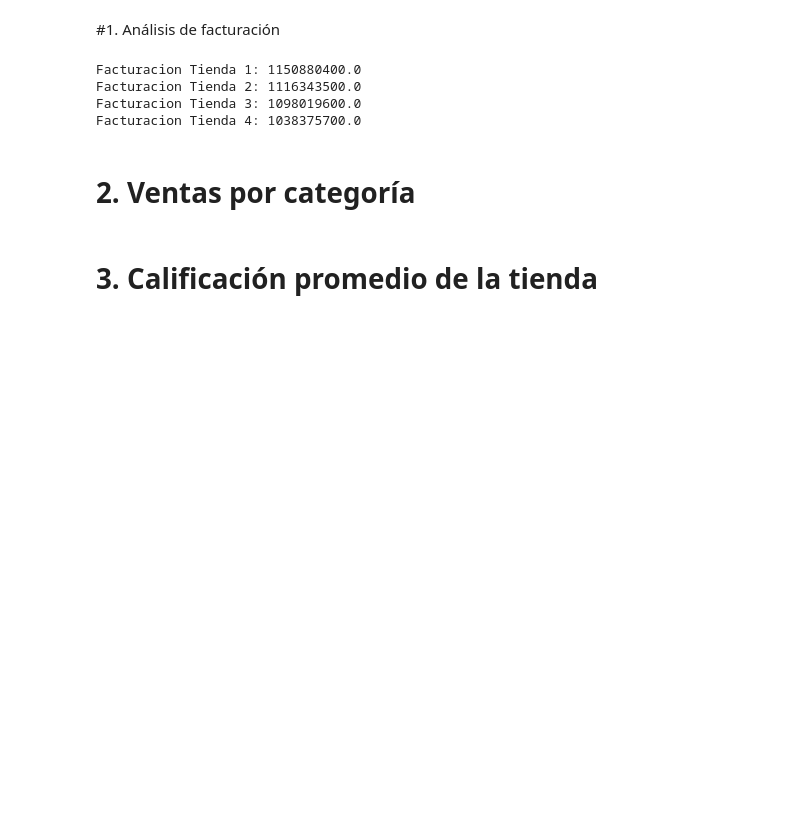
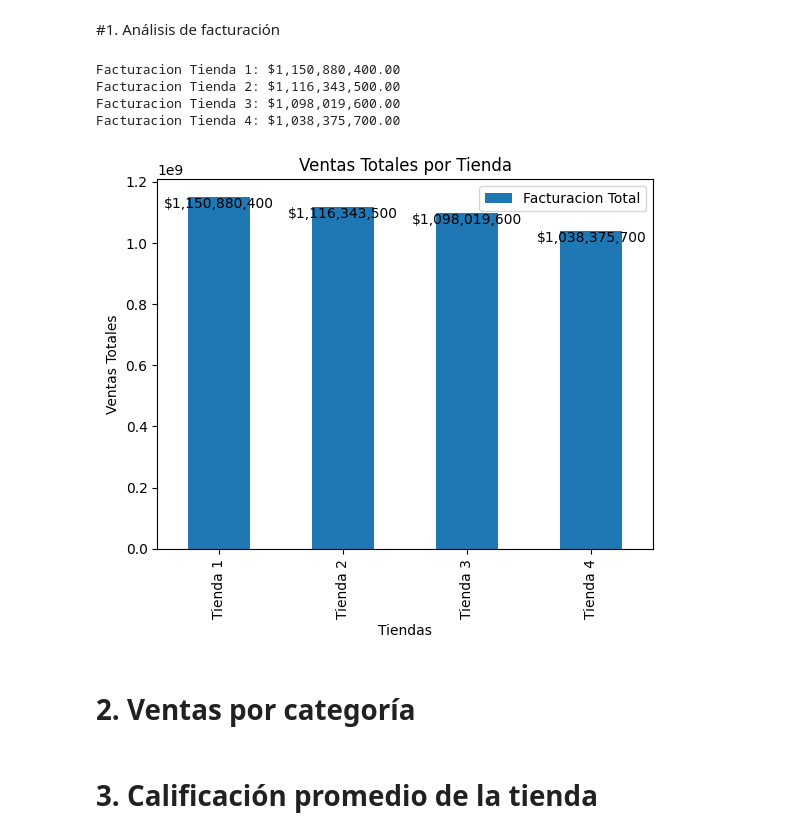
Before and after one commit to wimero72/challenge1-data-science-latam, a Jupyter notebook: Challege1_data_science_latam.ipynb, the cells around one changed output. Drawn from its saved outputs; the diff is of its cells as text; code cells hidden in the pictures; blank space fills up the shorter version.

Commit message:
Creación del grafico

```diff
--- a/Challege1_data_science_latam.ipynb
+++ b/Challege1_data_science_latam.ipynb
@@ -115,21 +118,38 @@ Número de columnas: 12
 # %% [markdown]
 #1. Análisis de facturación
 # %%
-ventas_tienda1 = tienda1["Precio"].sum()
-ventas_tienda2 = tienda2["Precio"].sum()
-ventas_tienda3 = tienda3["Precio"].sum()
-ventas_tienda4 = tienda4["Precio"].sum()
+facturacion_tienda1 = tienda1["Precio"].sum()
+facturacion_tienda2 = tienda2["Precio"].sum()
+facturacion_tienda3 = tienda3["Precio"].sum()
+facturacion_tienda4 = tienda4["Precio"].sum()
 
-
-print("Facturacion Tienda 1:", ventas_tienda1)
-print("Facturacion Tienda 2:", ventas_tienda2)
-print("Facturacion Tienda 3:", ventas_tienda3)
-print("Facturacion Tienda 4:", ventas_tienda4)
+print("Facturacion Tienda 1:", f"${facturacion_tienda1:,.2f}")
+print("Facturacion Tienda 2:", f"${facturacion_tienda2:,.2f}")
+print("Facturacion Tienda 3:", f"${facturacion_tienda3:,.2f}")
+print("Facturacion Tienda 4:", f"${facturacion_tienda4:,.2f}")
 # %% [output]
-Facturacion Tienda 1: 1150880400.0
-Facturacion Tienda 2: 1116343500.0
-Facturacion Tienda 3: 1098019600.0
-Facturacion Tienda 4: 1038375700.0
+Facturacion Tienda 1: $1,150,880,400.00
+Facturacion Tienda 2: $1,116,343,500.00
+Facturacion Tienda 3: $1,098,019,600.00
+Facturacion Tienda 4: $1,038,375,700.00
+# %%
+datos_ventas = pd.DataFrame({
+    "Tienda": ["Tienda 1", "Tienda 2", "Tienda 3", "Tienda 4"],
+    "Facturacion Total": [facturacion_tienda1, facturacion_tienda2, facturacion_tienda3, facturacion_tienda4]
+})
+
+barras = datos_ventas.plot.bar(x="Tienda", y="Facturacion Total")
+
+# Agrego valores a las barras
+for barra, valor in enumerate(datos_ventas["Facturacion Total"]):
+    barras.text(barra, valor, str(f"${valor:,.0f}"), ha='center', va='top')
+# Configuro el grafico
+plt.xlabel("Tiendas")
+plt.ylabel("Ventas Totales")
+plt.title("Ventas Totales por Tienda")
+plt.show()
+# %% [output]
+[figure, added]
 # %% [markdown]
 # 2. Ventas por categoría
 # %% [markdown]
```
Also changed, not shown: parts of 1 cell of this notebook.
